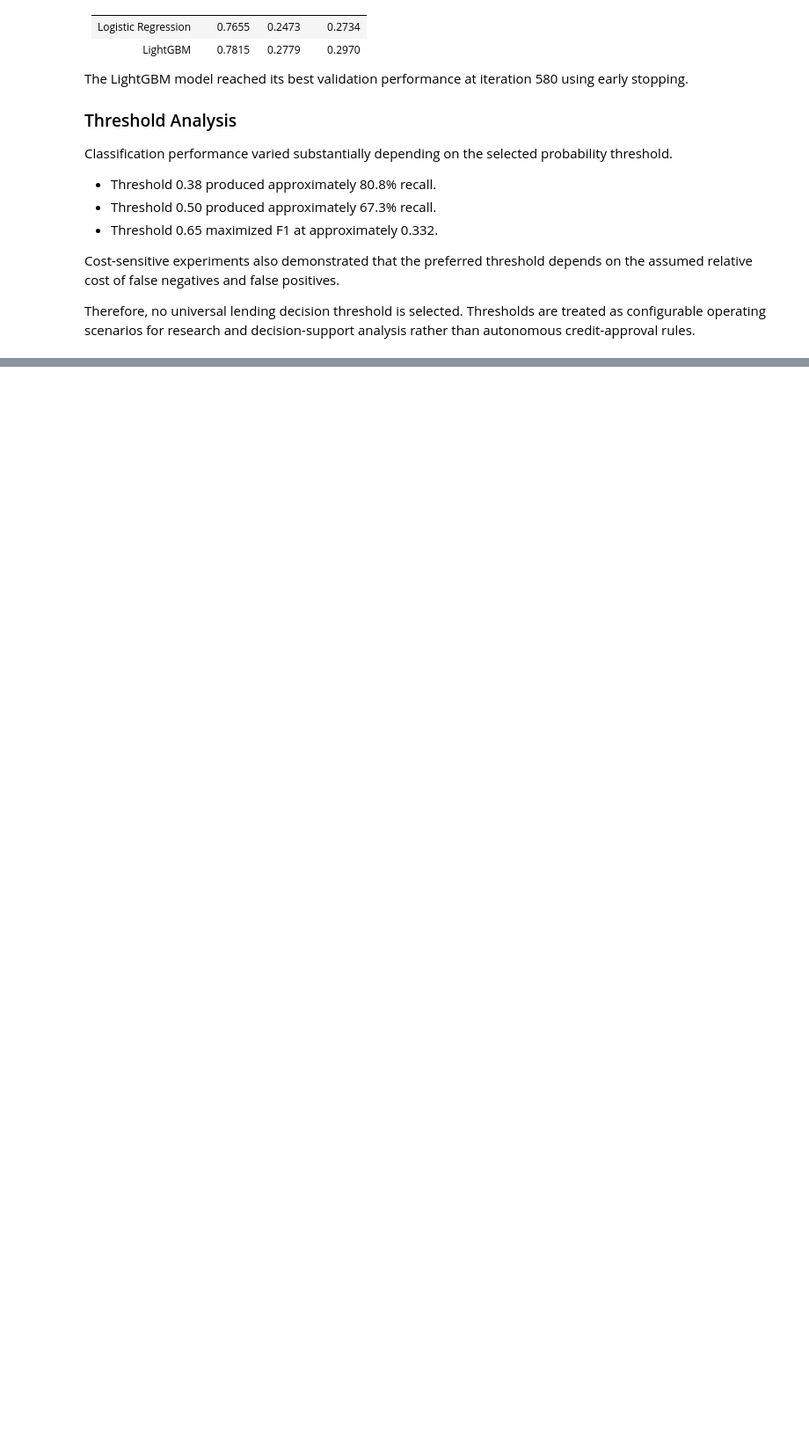
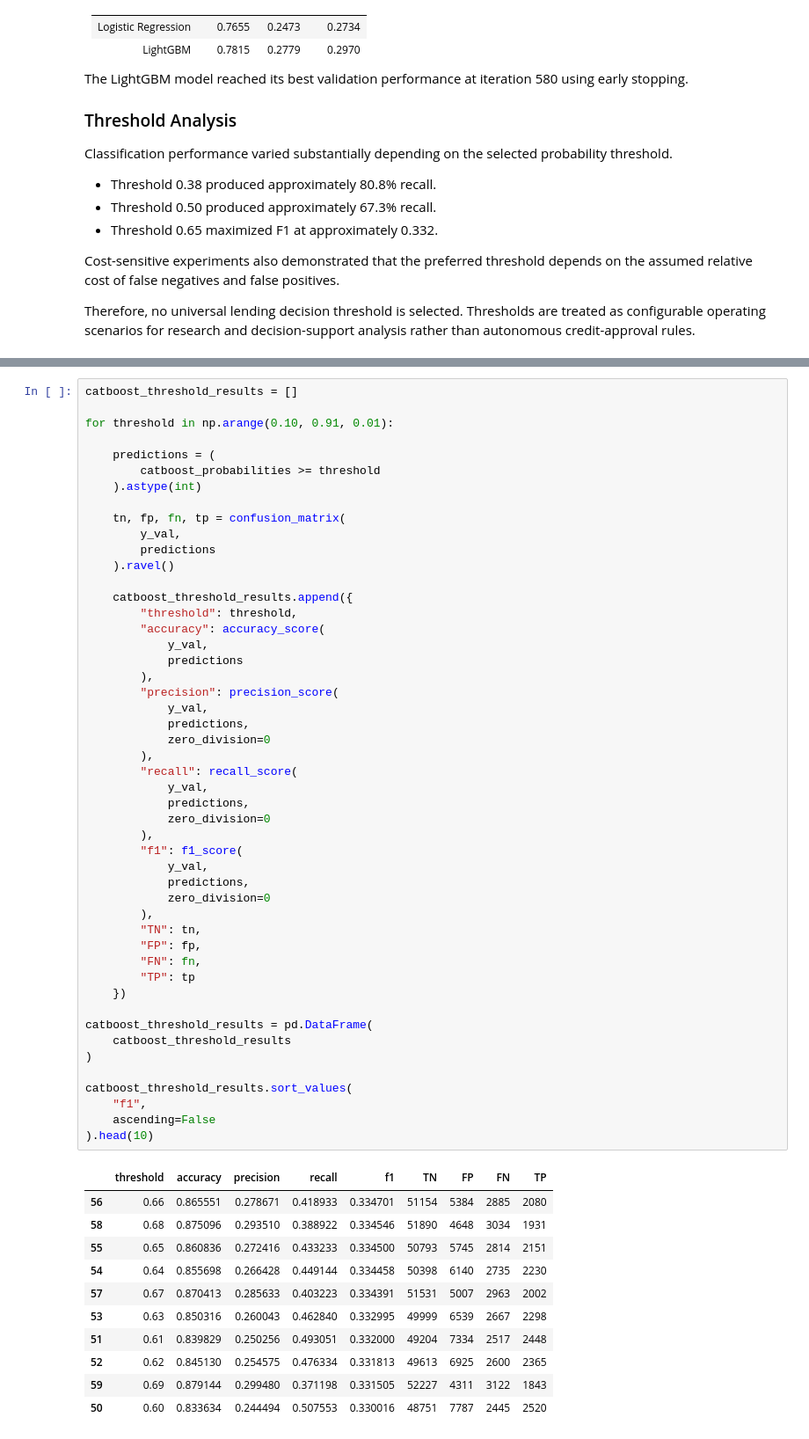
Before and after one commit to Ayfernaz-Baygin/creditlens-ai, a Jupyter notebook: notebooks/04_boosting_model.ipynb, the cells around one changed output, grey strips where cells are left out. Shown at 88% size. Drawn from its saved outputs; the diff is of its cells as text; blank space fills up the shorter version.

```diff
--- a/notebooks/04_boosting_model.ipynb
+++ b/notebooks/04_boosting_model.ipynb
@@ -675,0 +900,61 @@ Therefore, no universal lending decision threshold is selected. Thresholds are t
+# %%
+catboost_threshold_results = []
+
+for threshold in np.arange(0.10, 0.91, 0.01):
+
+    predictions = (
+        catboost_probabilities >= threshold
+    ).astype(int)
+
+    tn, fp, fn, tp = confusion_matrix(
+        y_val,
+        predictions
+    ).ravel()
+
+    catboost_threshold_results.append({
+        "threshold": threshold,
+        "accuracy": accuracy_score(
+            y_val,
+            predictions
+        ),
+        "precision": precision_score(
+            y_val,
+            predictions,
+            zero_division=0
+        ),
+        "recall": recall_score(
+            y_val,
+            predictions,
+            zero_division=0
+        ),
+        "f1": f1_score(
+            y_val,
+            predictions,
+            zero_division=0
+        ),
+        "TN": tn,
+        "FP": fp,
+        "FN": fn,
+        "TP": tp
+    })
+
+catboost_threshold_results = pd.DataFrame(
+    catboost_threshold_results
+)
+
+catboost_threshold_results.sort_values(
+    "f1",
+    ascending=False
+).head(10)
+# %% [output]
+|  | threshold | accuracy | precision | recall | f1 | TN | FP | FN | TP |
+| 56 | 0.66 | 0.865551 | 0.278671 | 0.418933 | 0.334701 | 51154 | 5384 | 2885 | 2080 |
+| 58 | 0.68 | 0.875096 | 0.293510 | 0.388922 | 0.334546 | 51890 | 4648 | 3034 | 1931 |
+| 55 | 0.65 | 0.860836 | 0.272416 | 0.433233 | 0.334500 | 50793 | 5745 | 2814 | 2151 |
+| 54 | 0.64 | 0.855698 | 0.266428 | 0.449144 | 0.334458 | 50398 | 6140 | 2735 | 2230 |
+| 57 | 0.67 | 0.870413 | 0.285633 | 0.403223 | 0.334391 | 51531 | 5007 | 2963 | 2002 |
+| 53 | 0.63 | 0.850316 | 0.260043 | 0.462840 | 0.332995 | 49999 | 6539 | 2667 | 2298 |
+| 51 | 0.61 | 0.839829 | 0.250256 | 0.493051 | 0.332000 | 49204 | 7334 | 2517 | 2448 |
+| 52 | 0.62 | 0.845130 | 0.254575 | 0.476334 | 0.331813 | 49613 | 6925 | 2600 | 2365 |
+| 59 | 0.69 | 0.879144 | 0.299480 | 0.371198 | 0.331505 | 52227 | 4311 | 3122 | 1843 |
+| 50 | 0.60 | 0.833634 | 0.244494 | 0.507553 | 0.330016 | 48751 | 7787 | 2445 | 2520 |
```
Also changed, not shown: parts of 43 cells of this notebook, 14 other files.
